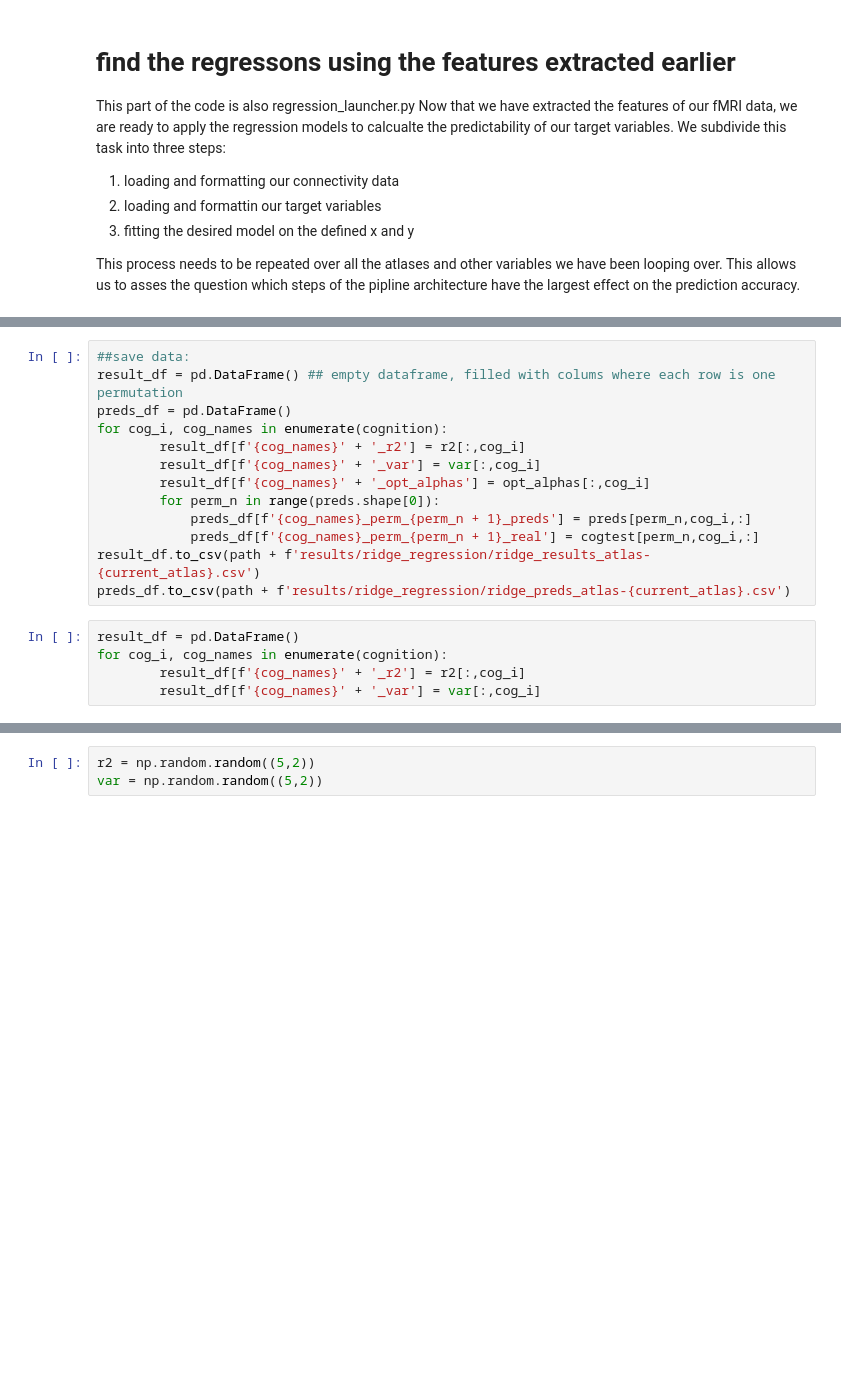
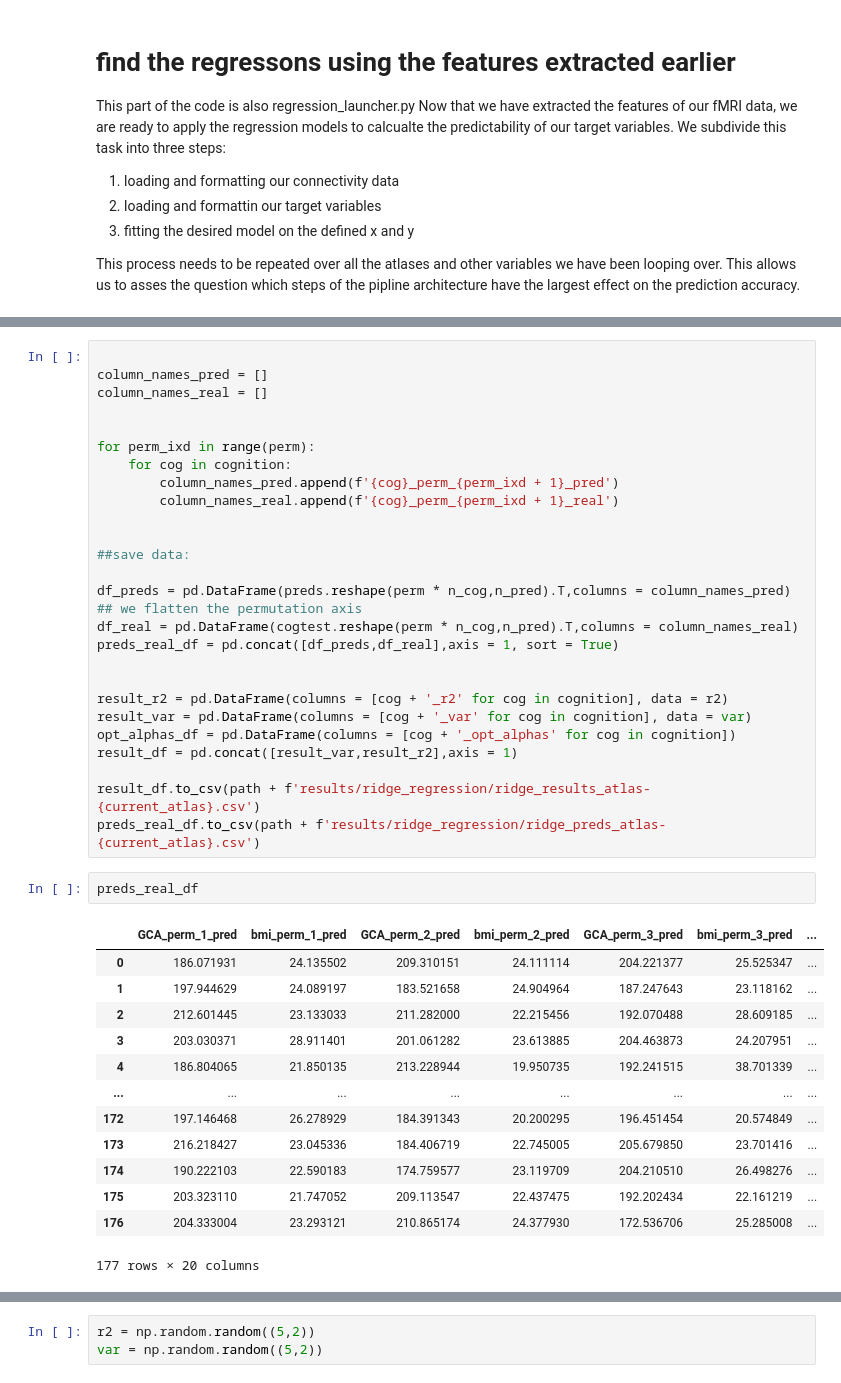
Before and after one commit to samuelheczko/Ridge-Regression-Predictions, a Jupyter notebook: main_notebook.ipynb, the cells around one changed output, grey strips where cells are left out. Saved outputs shown, nothing was run; the diff lists cells and outputs as text; blank space fills up the shorter version.

Commit message:
changed tha data saving proceedure

```diff
--- a/main_notebook.ipynb
+++ b/main_notebook.ipynb
@@ -168,18 +213,42 @@ KeyboardInterrupt:
-# %%
-##save data:
-result_df = pd.DataFrame() ## empty dataframe, filled with colums where each row is one permutation
-preds_df = pd.DataFrame()
-for cog_i, cog_names in enumerate(cognition):
-        result_df[f'{cog_names}' + '_r2'] = r2[:,cog_i]
-        result_df[f'{cog_names}' + '_var'] = var[:,cog_i]
-        result_df[f'{cog_names}' + '_opt_alphas'] = opt_alphas[:,cog_i]
-        for perm_n in range(preds.shape[0]):
-            preds_df[f'{cog_names}_perm_{perm_n + 1}_preds'] = preds[perm_n,cog_i,:]
-            preds_df[f'{cog_names}_perm_{perm_n + 1}_real'] = cogtest[perm_n,cog_i,:]
-result_df.to_csv(path + f'results/ridge_regression/ridge_results_atlas-{current_atlas}.csv')
-preds_df.to_csv(path + f'results/ridge_regression/ridge_preds_atlas-{current_atlas}.csv')
-# %%
-result_df = pd.DataFrame()
-for cog_i, cog_names in enumerate(cognition):
-        result_df[f'{cog_names}' + '_r2'] = r2[:,cog_i]
-        result_df[f'{cog_names}' + '_var'] = var[:,cog_i]
+# %%
+
+column_names_pred = []
+column_names_real = []
+
+
+for perm_ixd in range(perm):
+    for cog in cognition:
+        column_names_pred.append(f'{cog}_perm_{perm_ixd + 1}_pred')
+        column_names_real.append(f'{cog}_perm_{perm_ixd + 1}_real')
+
+
+##save data:
+
+df_preds = pd.DataFrame(preds.reshape(perm * n_cog,n_pred).T,columns = column_names_pred) ## we flatten the permutation axis
+df_real = pd.DataFrame(cogtest.reshape(perm * n_cog,n_pred).T,columns = column_names_real)
+preds_real_df = pd.concat([df_preds,df_real],axis = 1, sort = True)
+
+
+result_r2 = pd.DataFrame(columns = [cog + '_r2' for cog in cognition], data = r2)
+result_var = pd.DataFrame(columns = [cog + '_var' for cog in cognition], data = var)
+opt_alphas_df = pd.DataFrame(columns = [cog + '_opt_alphas' for cog in cognition])
+result_df = pd.concat([result_var,result_r2],axis = 1)
+
+result_df.to_csv(path + f'results/ridge_regression/ridge_results_atlas-{current_atlas}.csv')
+preds_real_df.to_csv(path + f'results/ridge_regression/ridge_preds_atlas-{current_atlas}.csv')
+# %%
+preds_real_df
+# %% [output]
+|  | GCA_perm_1_pred | bmi_perm_1_pred | GCA_perm_2_pred | bmi_perm_2_pred | GCA_perm_3_pred | bmi_perm_3_pred | ... |
+| 0 | 186.071931 | 24.135502 | 209.310151 | 24.111114 | 204.221377 | 25.525347 | ... |
+| 1 | 197.944629 | 24.089197 | 183.521658 | 24.904964 | 187.247643 | 23.118162 | ... |
+| 2 | 212.601445 | 23.133033 | 211.282000 | 22.215456 | 192.070488 | 28.609185 | ... |
+| 3 | 203.030371 | 28.911401 | 201.061282 | 23.613885 | 204.463873 | 24.207951 | ... |
+| 4 | 186.804065 | 21.850135 | 213.228944 | 19.950735 | 192.241515 | 38.701339 | ... |
+| ... | ... | ... | ... | ... | ... | ... | ... |
+| 172 | 197.146468 | 26.278929 | 184.391343 | 20.200295 | 196.451454 | 20.574849 | ... |
+| 173 | 216.218427 | 23.045336 | 184.406719 | 22.745005 | 205.679850 | 23.701416 | ... |
+| 174 | 190.222103 | 22.590183 | 174.759577 | 23.119709 | 204.210510 | 26.498276 | ... |
+| 175 | 203.323110 | 21.747052 | 209.113547 | 22.437475 | 192.202434 | 22.161219 | ... |
+| 176 | 204.333004 | 23.293121 | 210.865174 | 24.377930 | 172.536706 | 25.285008 | ... |
+177 rows × 20 columns
```
Also changed, not shown: parts of 2 cells of this notebook, 2 other files.
